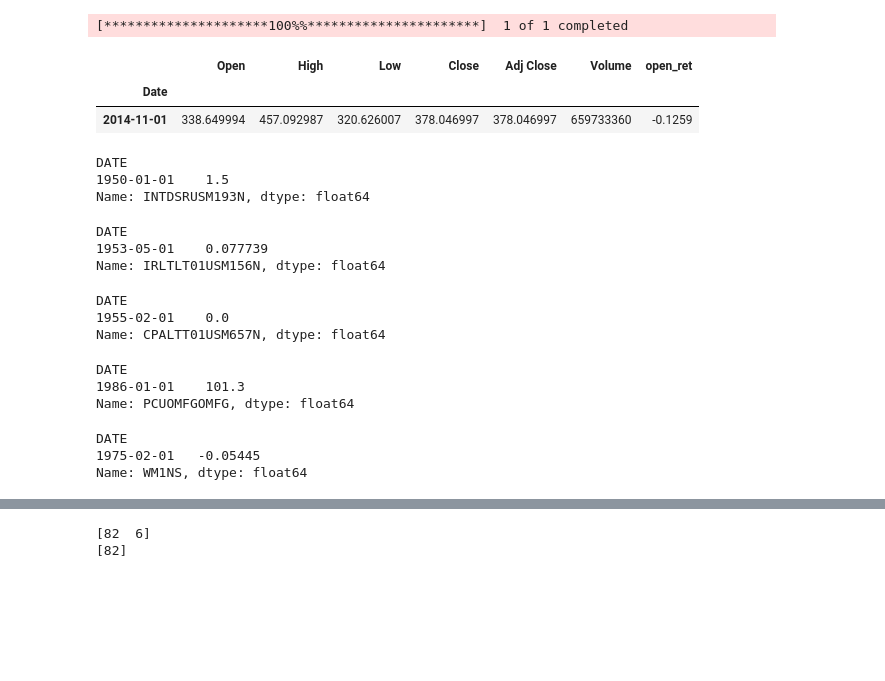
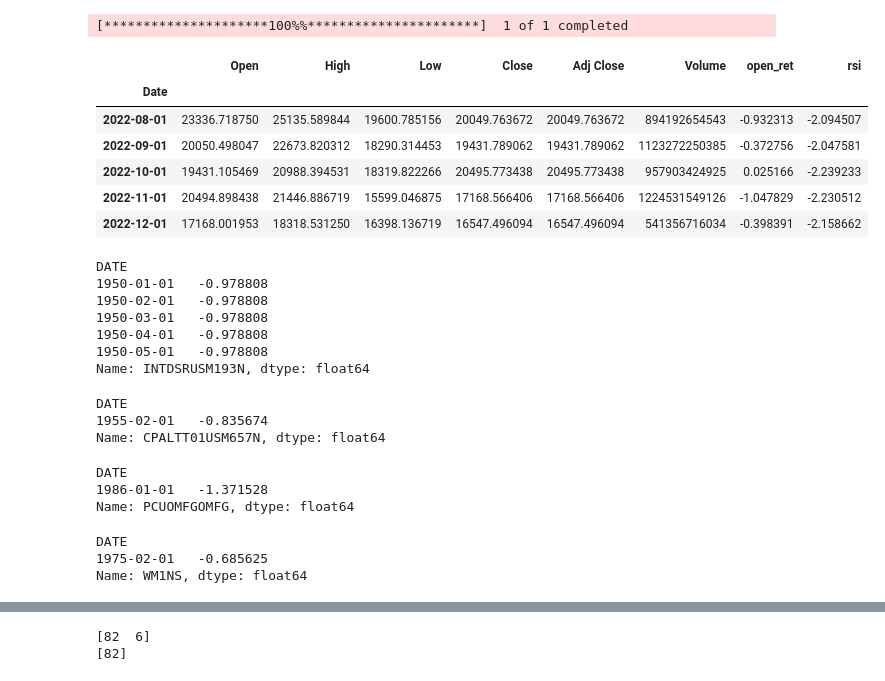
Before and after one commit to joeHollander/Quant_Finance, a Jupyter notebook: Crypto/BTCfactors.ipynb, the cells around one changed output, grey strips where cells are left out. Drawn from its saved outputs; the diff is of its cells as text; code cells hidden in the pictures; blank space fills up the shorter version.

```diff
--- a/Crypto/BTCfactors.ipynb
+++ b/Crypto/BTCfactors.ipynb
@@ -20,3 +23,8 @@ iau.head(1)
+# %%
+def rsi(ret, period=10):
+    return ret.rolling(period).apply(lambda x: 100 - (100 / (1 + (x[x>=0].mean()/abs(x[x<0].mean())))))
+def roc(ret, period=10):
+    return ret.rolling(period).apply(lambda x: 100 * (x[-1] - x[0])/x[0])
 # %%
 # sp500 data
 spy = yf.download('SPY', start='2005-01-01', end='2023-01-01', interval="1mo")
@@ -31,55 +41,69 @@ spy.head(1)
 # %%
 # btc data
 btc = yf.download("BTC-USD", start="2005-01-01", end="2023-01-01", interval="1mo")
-btc["open_ret"] = btc["Open"].pct_change()
+btc["open_ret"] = (btc["Adj Close"] - btc["Open"]) / btc["Open"]
 btc = btc.dropna()
-btc.head(1)
+pt = PowerTransformer(method='yeo-johnson')
+btc["rsi"] = rsi(btc["open_ret"])
+btc.dropna(inplace=True)
+btc["open_ret"] = pt.fit_transform(btc["open_ret"].to_numpy().reshape(-1, 1))
+btc["rsi"] = pt.fit_transform(btc["rsi"].to_numpy().reshape(-1, 1))
+btc.tail()
 # %% [output]
 [*********************100%%**********************]  1 of 1 completed
-|  | Open | High | Low | Close | Adj Close | Volume | open_ret |
-| Date |  |  |  |  |  |  |  |
-| 2014-11-01 | 338.649994 | 457.092987 | 320.626007 | 378.046997 | 378.046997 | 659733360 | -0.1259 |
+|  | Open | High | Low | Close | Adj Close | Volume | open_ret | rsi |
+| Date |  |  |  |  |  |  |  |  |
+| 2022-08-01 | 23336.718750 | 25135.589844 | 19600.785156 | 20049.763672 | 20049.763672 | 894192654543 | -0.932313 | -2.094507 |
+| 2022-09-01 | 20050.498047 | 22673.820312 | 18290.314453 | 19431.789062 | 19431.789062 | 1123272250385 | -0.372756 | -2.047581 |
+| 2022-10-01 | 19431.105469 | 20988.394531 | 18319.822266 | 20495.773438 | 20495.773438 | 957903424925 | 0.025166 | -2.239233 |
+| 2022-11-01 | 20494.898438 | 21446.886719 | 15599.046875 | 17168.566406 | 17168.566406 | 1224531549126 | -1.047829 | -2.230512 |
+| 2022-12-01 | 17168.001953 | 18318.531250 | 16398.136719 | 16547.496094 | 16547.496094 | 541356716034 | -0.398391 | -2.158662 |
 # %%
 # interest rates
 rf = pd.read_csv("Data/InterestRates.csv", index_col="DATE",  parse_dates=True, dtype=float).iloc[:, 0]
-rf.head(1)
+rf = scale(rf)
+rf.head(5)
 # %% [output]
 DATE
-1950-01-01    1.5
+1950-01-01   -0.978808
+1950-02-01   -0.978808
+1950-03-01   -0.978808
+1950-04-01   -0.978808
+1950-05-01   -0.978808
 Name: INTDSRUSM193N, dtype: float64
 # %%
 # bond yields
 by = pd.read_csv("Data/BondYields.csv", index_col="DATE",  parse_dates=True, dtype=float).pct_change().dropna().iloc[:, 0]
 by.head(1)
+by = scale(by)
-# %% [output]
-DATE
-1953-05-01    0.077739
-Name: IRLTLT01USM156N, dtype: float64
 # %%
 # cpi
 cpi = pd.read_csv("Data/CPI.csv", index_col="DATE",  parse_dates=True, dtype=float).iloc[:, 0]
+cpi = scale(cpi)
 cpi.head(1)
 # %% [output]
 DATE
-1955-02-01    0.0
+1955-02-01   -0.835674
 Name: CPALTT01USM657N, dtype: float64
 # %%
 # ppi
 ppi = pd.read_csv("Data/PPI.csv", index_col="DATE",  parse_dates=True, dtype=float).iloc[:, 0]
+ppi = scale(ppi)
 ppi.head(1)
 # %% [output]
 DATE
-1986-01-01    101.3
+1986-01-01   -1.371528
 Name: PCUOMFGOMFG, dtype: float64
 # %%
 # liquidity from m1
 m1 = pd.read_csv("Data/M1.csv", index_col="DATE",  parse_dates=True, dtype=float).pct_change().dropna().iloc[:, 0]
 m1 = m1.resample("ME").apply(lambda x: (1+x).prod()-1)
 m1.index = m1.index + pd.offsets.MonthBegin(1)
+m1 = scale(m1)
 m1.head(1)
 # %% [output]
 DATE
-1975-02-01   -0.05445
+1975-02-01   -0.685625
 Name: WM1NS, dtype: float64
 # %%
 # combining everything
```
Also changed, not shown: parts of 9 cells of this notebook, 2 other files.
